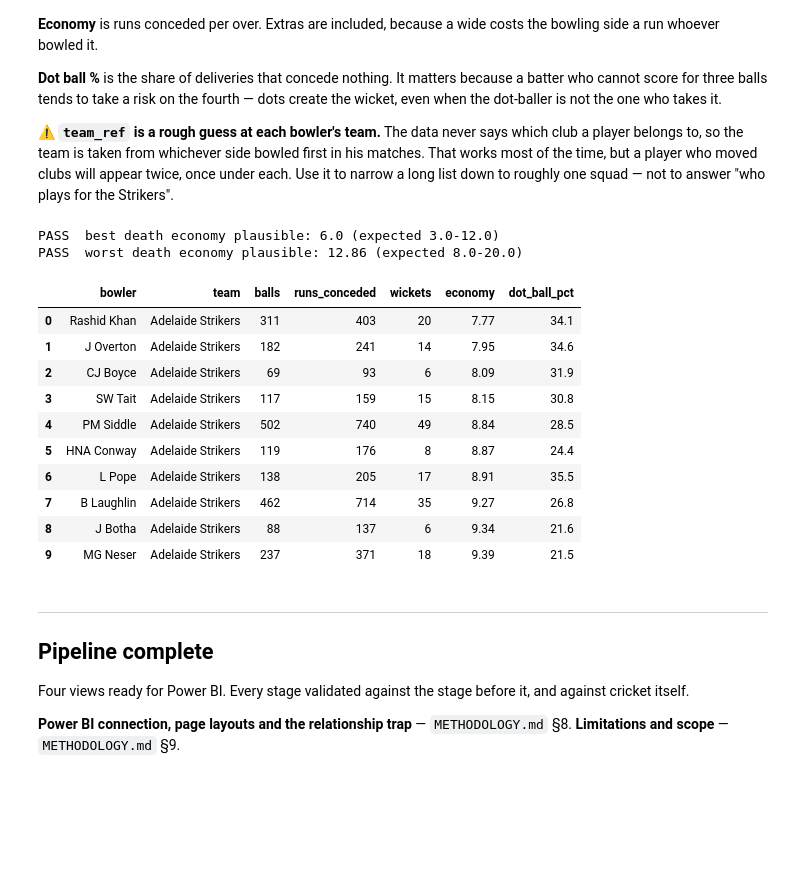
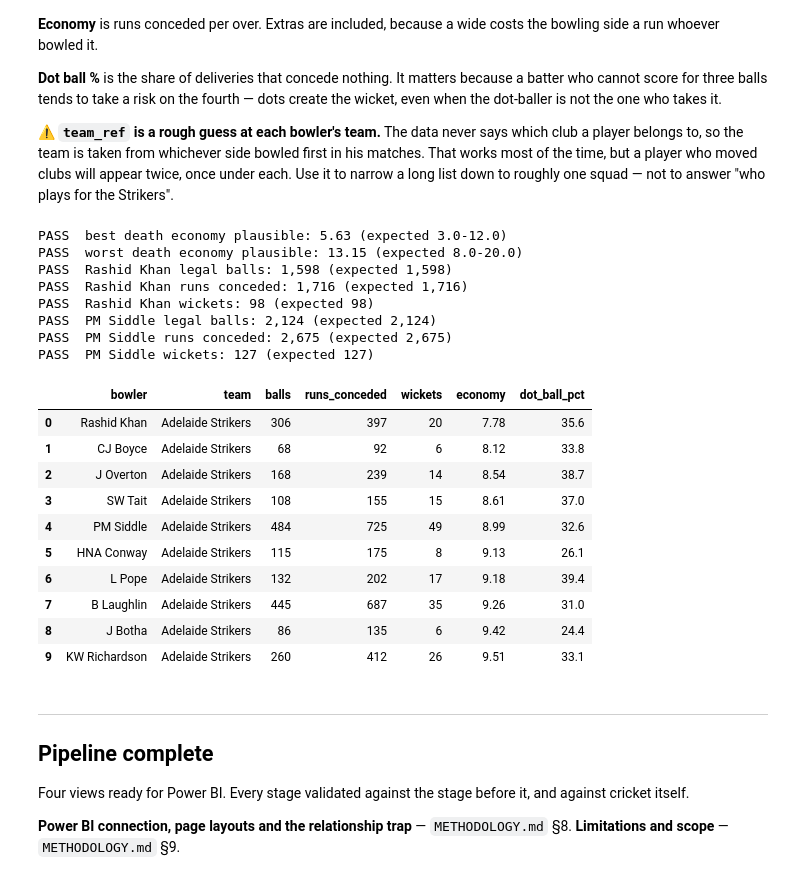
Before and after one commit to Harish-Thota1/bbl-cricket-analytics, a Jupyter notebook: bbl_scouting_pipeline_final.ipynb, the cells around one changed output. Cells and saved outputs as stored; diff of their text form; code cells hidden in the pictures; blank space fills up the shorter version.

```diff
--- a/bbl_scouting_pipeline_final.ipynb
+++ b/bbl_scouting_pipeline_final.ipynb
@@ -1168,41 +1174,60 @@ the Strikers".
 # %%
 run_sql("""
 DROP VIEW IF EXISTS v_death_bowling;
 CREATE VIEW v_death_bowling AS
 SELECT p.player_name AS bowler,
        f.bowling_team AS team,                -- the side he bowled for on that ball  §7d
-       COUNT(*) AS balls,
-       SUM(f.runs_off_bat + f.extras) AS runs_conceded,
+       SUM(f.legal_ball) AS balls,
+       SUM(f.bowler_runs) AS runs_conceded,
        SUM(CASE WHEN f.bowler_wicket THEN 1 ELSE 0 END) AS wickets,
-       ROUND(6.0*SUM(f.runs_off_bat + f.extras)/COUNT(*),2) AS economy,
-       ROUND(100.0*SUM(CASE WHEN f.runs_off_bat=0 AND f.extras=0 THEN 1 ELSE 0 END)
-             /COUNT(*),1) AS dot_ball_pct
+       ROUND(6.0*SUM(f.bowler_runs)/SUM(f.legal_ball),2) AS economy,
+       ROUND(100.0*SUM(CASE WHEN f.legal_ball = 1 AND f.bowler_runs = 0 THEN 1 ELSE 0 END)
+             /SUM(f.legal_ball),1) AS dot_ball_pct
 FROM fact_delivery f
 JOIN dim_player p ON f.bowler_id = p.registry_id
 WHERE f.phase = 'Death'
 GROUP BY p.player_name, f.bowling_team
-HAVING COUNT(*) >= 60;
+HAVING SUM(f.legal_ball) >= 60;
 """)
 
 d = query("SELECT MIN(economy) lo, MAX(economy) hi FROM v_death_bowling").iloc[0]
 check("best death economy plausible",  float(d["lo"]), lo=3.0, hi=12.0)
 check("worst death economy plausible", float(d["hi"]), lo=8.0, hi=20.0)
 
+# Economy formula checked against published career records (all overs, BBL|01 to BBL|15)
+for name, balls, runs, wkts in [("Rashid Khan", 1598, 1716, 98),
+                                ("PM Siddle",   2124, 2675, 127)]:
+    r = query(f"""SELECT SUM(f.legal_ball) balls, SUM(f.bowler_runs) runs,
+                         SUM(CASE WHEN f.bowler_wicket THEN 1 ELSE 0 END) wkts
+                  FROM fact_delivery f
+                  JOIN dim_player p ON f.bowler_id = p.registry_id
+                  JOIN dim_match  m ON f.match_id  = m.match_id
+                  WHERE p.player_name = '{name}' AND m.season <= '2025/26'""").iloc[0]
+    check(f"{name} legal balls",    int(r["balls"]), expected=balls)
+    check(f"{name} runs conceded",  int(r["runs"]),  expected=runs)
+    check(f"{name} wickets",        int(r["wkts"]),  expected=wkts)
+
 query("SELECT * FROM v_death_bowling WHERE team = 'Adelaide Strikers' ORDER BY economy LIMIT 10")
 # %% [output]
-PASS  best death economy plausible: 6.0 (expected 3.0-12.0)
-PASS  worst death economy plausible: 12.86 (expected 8.0-20.0)
+PASS  best death economy plausible: 5.63 (expected 3.0-12.0)
+PASS  worst death economy plausible: 13.15 (expected 8.0-20.0)
+PASS  Rashid Khan legal balls: 1,598 (expected 1,598)
+PASS  Rashid Khan runs conceded: 1,716 (expected 1,716)
+PASS  Rashid Khan wickets: 98 (expected 98)
+PASS  PM Siddle legal balls: 2,124 (expected 2,124)
+PASS  PM Siddle runs conceded: 2,675 (expected 2,675)
+PASS  PM Siddle wickets: 127 (expected 127)
 |  | bowler | team | balls | runs_conceded | wickets | economy | dot_ball_pct |
-| 0 | Rashid Khan | Adelaide Strikers | 311 | 403 | 20 | 7.77 | 34.1 |
-| 1 | J Overton | Adelaide Strikers | 182 | 241 | 14 | 7.95 | 34.6 |
-| 2 | CJ Boyce | Adelaide Strikers | 69 | 93 | 6 | 8.09 | 31.9 |
-| 3 | SW Tait | Adelaide Strikers | 117 | 159 | 15 | 8.15 | 30.8 |
-| 4 | PM Siddle | Adelaide Strikers | 502 | 740 | 49 | 8.84 | 28.5 |
-| 5 | HNA Conway | Adelaide Strikers | 119 | 176 | 8 | 8.87 | 24.4 |
-| 6 | L Pope | Adelaide Strikers | 138 | 205 | 17 | 8.91 | 35.5 |
-| 7 | B Laughlin | Adelaide Strikers | 462 | 714 | 35 | 9.27 | 26.8 |
-| 8 | J Botha | Adelaide Strikers | 88 | 137 | 6 | 9.34 | 21.6 |
-| 9 | MG Neser | Adelaide Strikers | 237 | 371 | 18 | 9.39 | 21.5 |
+| 0 | Rashid Khan | Adelaide Strikers | 306 | 397 | 20 | 7.78 | 35.6 |
+| 1 | CJ Boyce | Adelaide Strikers | 68 | 92 | 6 | 8.12 | 33.8 |
+| 2 | J Overton | Adelaide Strikers | 168 | 239 | 14 | 8.54 | 38.7 |
+| 3 | SW Tait | Adelaide Strikers | 108 | 155 | 15 | 8.61 | 37.0 |
+| 4 | PM Siddle | Adelaide Strikers | 484 | 725 | 49 | 8.99 | 32.6 |
+| 5 | HNA Conway | Adelaide Strikers | 115 | 175 | 8 | 9.13 | 26.1 |
+| 6 | L Pope | Adelaide Strikers | 132 | 202 | 17 | 9.18 | 39.4 |
+| 7 | B Laughlin | Adelaide Strikers | 445 | 687 | 35 | 9.26 | 31.0 |
+| 8 | J Botha | Adelaide Strikers | 86 | 135 | 6 | 9.42 | 24.4 |
+| 9 | KW Richardson | Adelaide Strikers | 260 | 412 | 26 | 9.51 | 33.1 |
 # %% [markdown]
 ---
 
```
Also changed, not shown: parts of 2 cells of this notebook.
